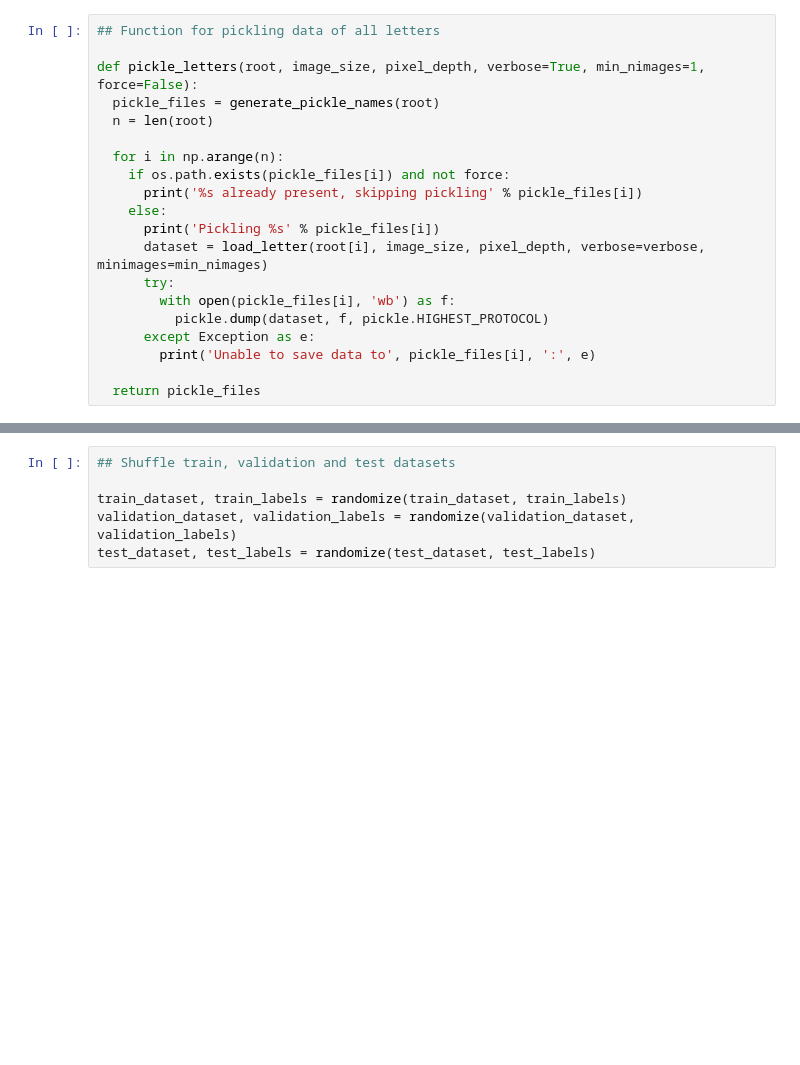
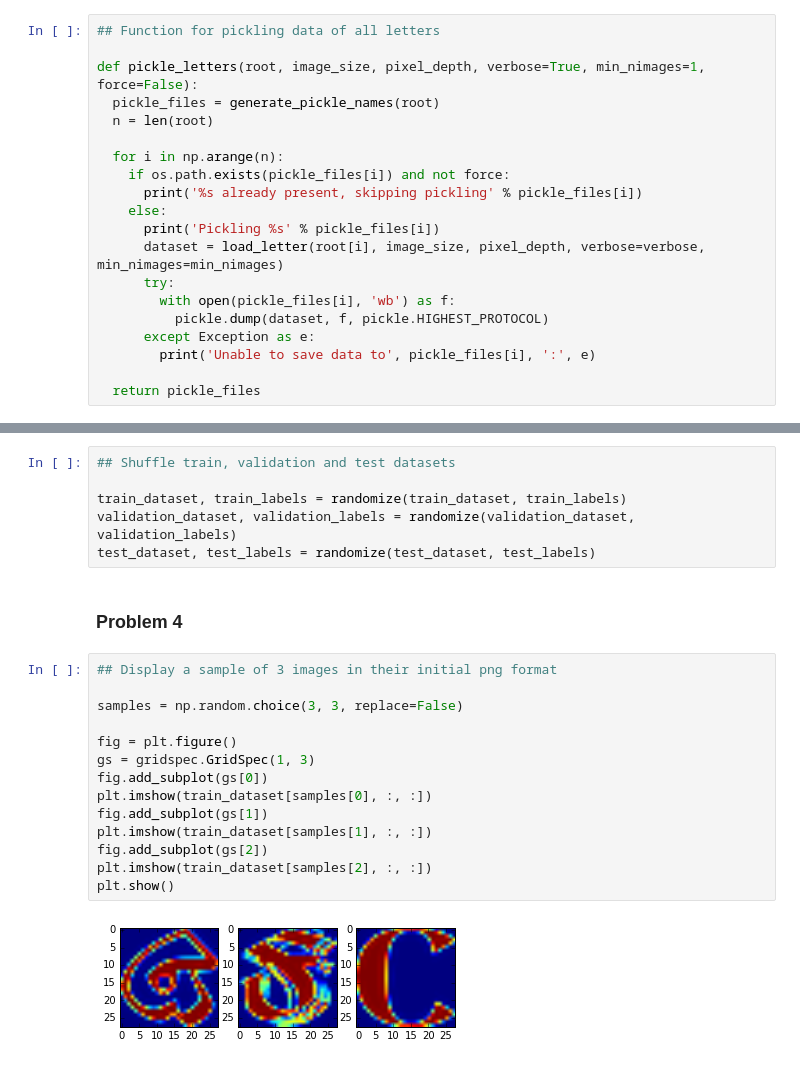
Before and after one commit to papamarkou/TensorFlowUdacity, a Jupyter notebook: L1/01_notmnist.ipynb, the cells around one changed output, grey strips where cells are left out. Saved outputs shown, nothing was run; the diff lists cells and outputs as text; blank space fills up the shorter version.

Commit message:
Finished problem 4 of assignment 1

```diff
--- a/L1/01_notmnist.ipynb
+++ b/L1/01_notmnist.ipynb
@@ -185,7 +188,7 @@ def pickle_letters(root, image_size, pixel_depth, verbose=True, min_nimages=1, f
       print('%s already present, skipping pickling' % pickle_files[i])
     else:
       print('Pickling %s' % pickle_files[i])
-      dataset = load_letter(root[i], image_size, pixel_depth, verbose=verbose, minimages=min_nimages)
+      dataset = load_letter(root[i], image_size, pixel_depth, verbose=verbose, min_nimages=min_nimages)
       try:
         with open(pickle_files[i], 'wb') as f:
           pickle.dump(dataset, f, pickle.HIGHEST_PROTOCOL)
@@ -380,3 +383,21 @@ def randomize(dataset, labels):
 train_dataset, train_labels = randomize(train_dataset, train_labels)
 validation_dataset, validation_labels = randomize(validation_dataset, validation_labels)
 test_dataset, test_labels = randomize(test_dataset, test_labels)
+# %% [markdown]
+### Problem 4
+# %%
+## Display a sample of 3 images in their initial png format
+
+samples = np.random.choice(3, 3, replace=False)
+
+fig = plt.figure()
+gs = gridspec.GridSpec(1, 3)
+fig.add_subplot(gs[0])
+plt.imshow(train_dataset[samples[0], :, :])
+fig.add_subplot(gs[1])
+plt.imshow(train_dataset[samples[1], :, :])
+fig.add_subplot(gs[2])
+plt.imshow(train_dataset[samples[2], :, :])
+plt.show()
+# %% [output]
+[figure, added]
```
Also changed, not shown: parts of 20 cells of this notebook, 1 other file.
